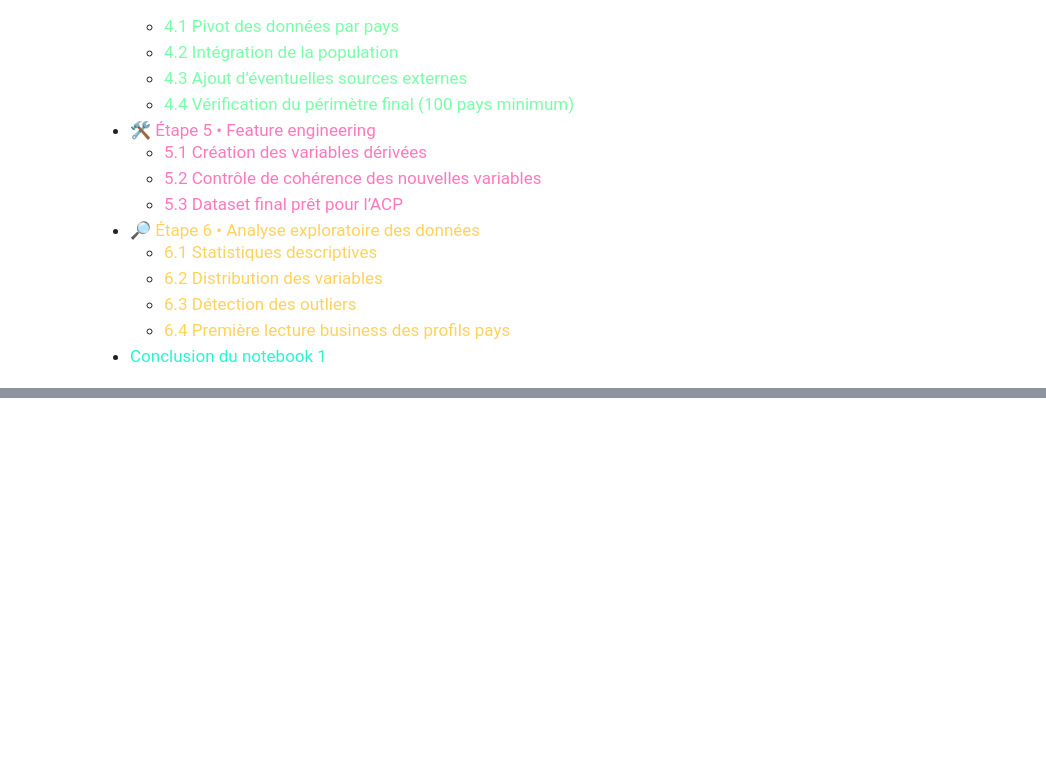
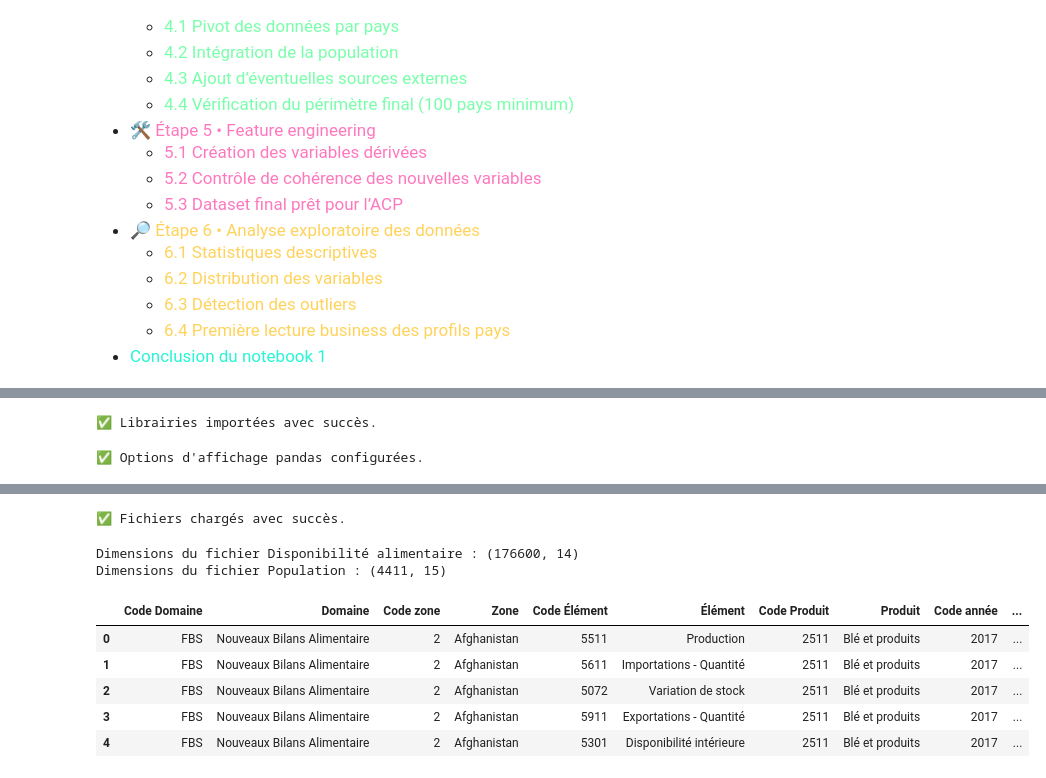
Before and after one commit to Stephane-OC/la-poule-qui-chante-market-study, a Jupyter notebook: preparation_nettoyage_EDA.ipynb, the cells around one changed output, grey strips where cells are left out. Saved outputs shown, nothing was run; the diff lists cells and outputs as text; code cells hidden in the pictures; blank space fills up the shorter version.

```diff
--- a/preparation_nettoyage_EDA.ipynb
+++ b/preparation_nettoyage_EDA.ipynb
@@ -230,6 +230,31 @@ Le dataset produit ici sera ensuite utilisé dans un second notebook dédié à
     <span>1.1 • Importation des librairies</span>
   </h3>
 </div>
+# %%
+# Importation des librairies principales
+from IPython.display import display, HTML
+
+import pandas as pd
+import numpy as np
+
+import matplotlib.pyplot as plt
+import seaborn as sns
+
+import warnings
+warnings.filterwarnings("ignore", category=UserWarning, module="openpyxl")
+
+print("✅ Librairies importées avec succès.")
+# %% [output]
+✅ Librairies importées avec succès.
+# %%
+# Configuration de l'affichage pandas
+pd.set_option("display.max_columns", None)
+pd.set_option("display.max_rows", 100)
+pd.set_option("display.max_colwidth", 120)
+
+print("✅ Options d'affichage pandas configurées.")
+# %% [output]
+✅ Options d'affichage pandas configurées.
 # %% [markdown]
 <a id="etape1_2"></a>
 <div style="
@@ -260,3 +285,35 @@ Le dataset produit ici sera ensuite utilisé dans un second notebook dédié à
     <span>1.2 • Chargement des données FAO</span>
   </h3>
 </div>
+# %%
+# Chargement des fichiers CSV
+dispo = pd.read_csv(
+    "data/DisponibiliteAlimentaire_2017.csv",
+    sep=","
+)
+
+population = pd.read_csv(
+    "data/Population_2000_2018.csv",
+    sep=","
+)
+
+print("✅ Fichiers chargés avec succès.")
+# %% [output]
+✅ Fichiers chargés avec succès.
+# %%
+# Dimensions des datasets
+print("Dimensions du fichier Disponibilité alimentaire :", dispo.shape)
+print("Dimensions du fichier Population :", population.shape)
+# %% [output]
+Dimensions du fichier Disponibilité alimentaire : (176600, 14)
+Dimensions du fichier Population : (4411, 15)
+# %%
+# Aperçu des premières lignes du fichier disponibilité alimentaire
+dispo.head()
+# %% [output]
+|  | Code Domaine | Domaine | Code zone | Zone | Code Élément | Élément | Code Produit | Produit | Code année | ... |
+| 0 | FBS | Nouveaux Bilans Alimentaire | 2 | Afghanistan | 5511 | Production | 2511 | Blé et produits | 2017 | ... |
+| 1 | FBS | Nouveaux Bilans Alimentaire | 2 | Afghanistan | 5611 | Importations - Quantité | 2511 | Blé et produits | 2017 | ... |
+| 2 | FBS | Nouveaux Bilans Alimentaire | 2 | Afghanistan | 5072 | Variation de stock | 2511 | Blé et produits | 2017 | ... |
+| 3 | FBS | Nouveaux Bilans Alimentaire | 2 | Afghanistan | 5911 | Exportations - Quantité | 2511 | Blé et produits | 2017 | ... |
+| 4 | FBS | Nouveaux Bilans Alimentaire | 2 | Afghanistan | 5301 | Disponibilité intérieure | 2511 | Blé et produits | 2017 | ... |
```
Also changed, not shown: parts of 55 cells of this notebook, 1 other file.
